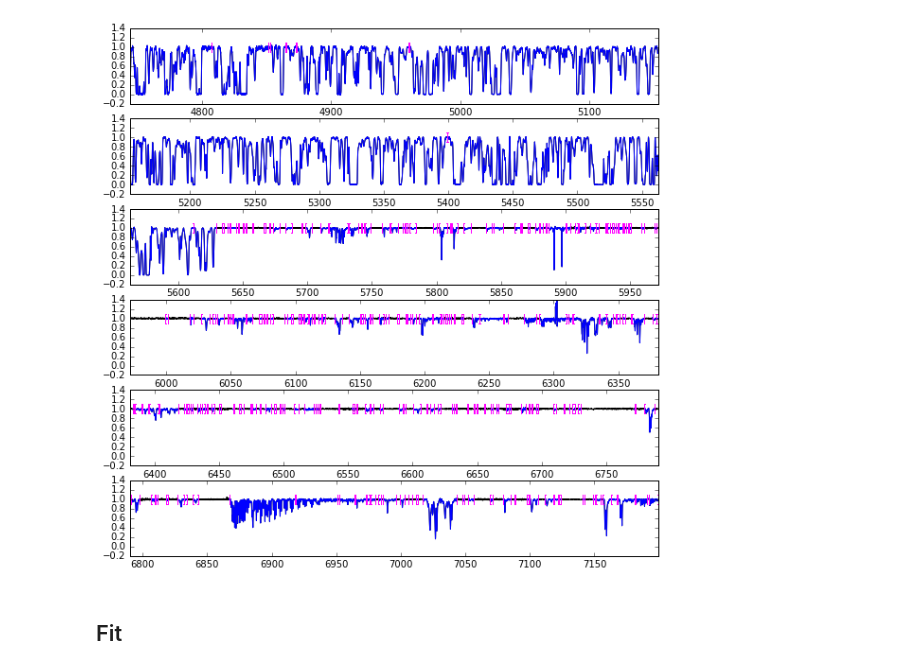
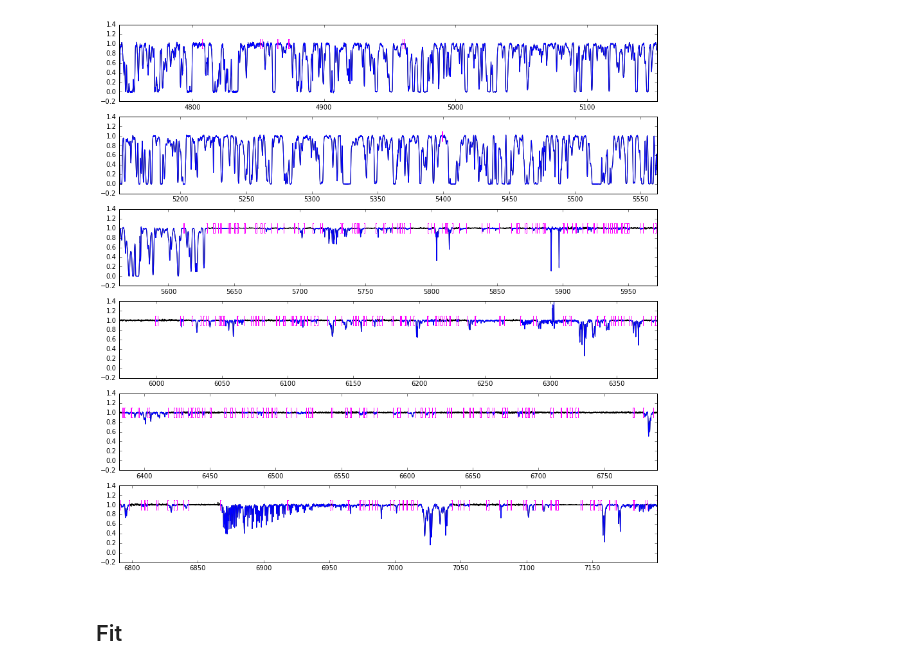
Before and after one commit to sarahappleby/VAMP, a Jupyter notebook: spec_demo.ipynb, the cells around one changed output. Saved outputs shown, nothing was run; the diff lists cells and outputs as text; code cells hidden in the pictures.

```diff
--- a/spec_demo.ipynb
+++ b/spec_demo.ipynb
@@ -82,30 +82,30 @@ def plot_bracket(x, axis, dir):
 # %%
 N = 6
 
-fig, ax = plt.subplots(N, figsize=(10,10))
+fig, ax = plt.subplots(N, figsize=(15,15))
 
 for n in range(N):
 
     length = len(cont) / N
 
     lower_lim = n*length
     upper_lim = n*length+length
 
     ax[n].plot(cont[:,0], cont[:,2], c='black')
 
     ax[n].set_xlim(cont[:,0][lower_lim], cont[:,0][upper_lim])
 
     for arr in region_arrays:
         ax[n].plot(arr[0], arr[1], color='blue')
 
     for (start, end) in region_pixels:
         plot_bracket(cont[:,0][start], ax[n], 'left')
         plot_bracket(cont[:,0][end], ax[n], 'right')
 
 
 plt.show()
 # %% [output]
-[figure, old version]
+[figure, new version]
 # %% [markdown]
 ## Fit
 # %%
```
Also changed, not shown: parts of 1 cell of this notebook, 3 other files.
